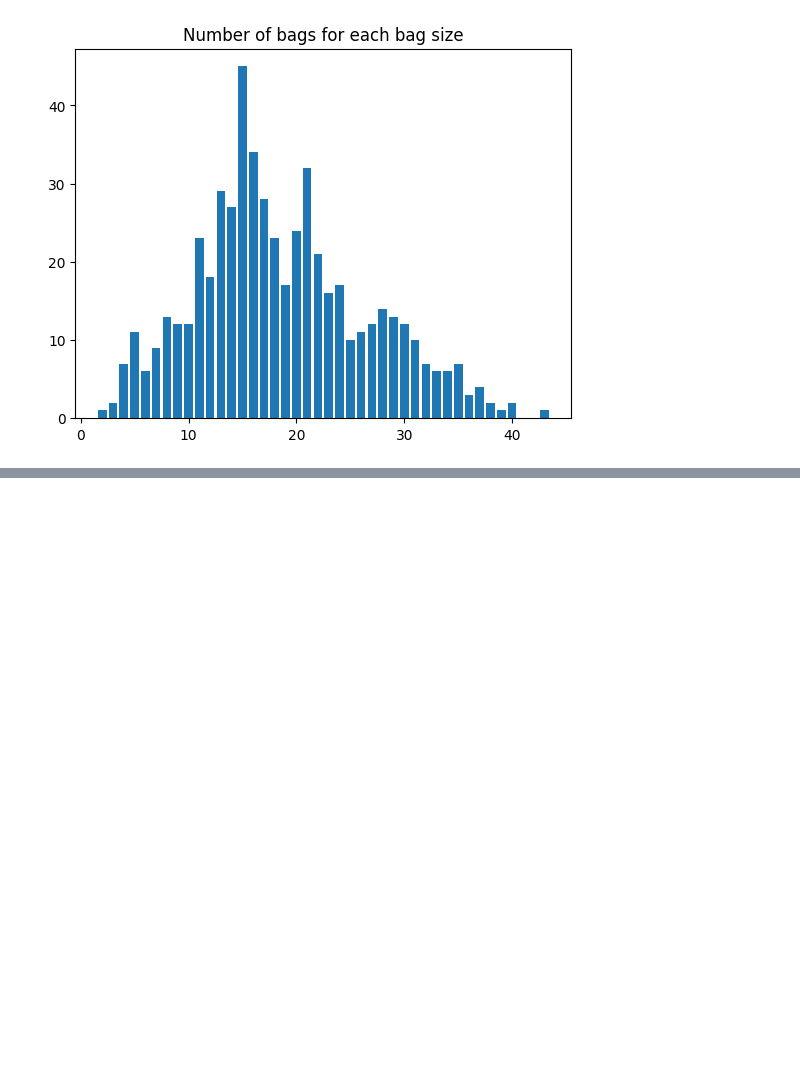
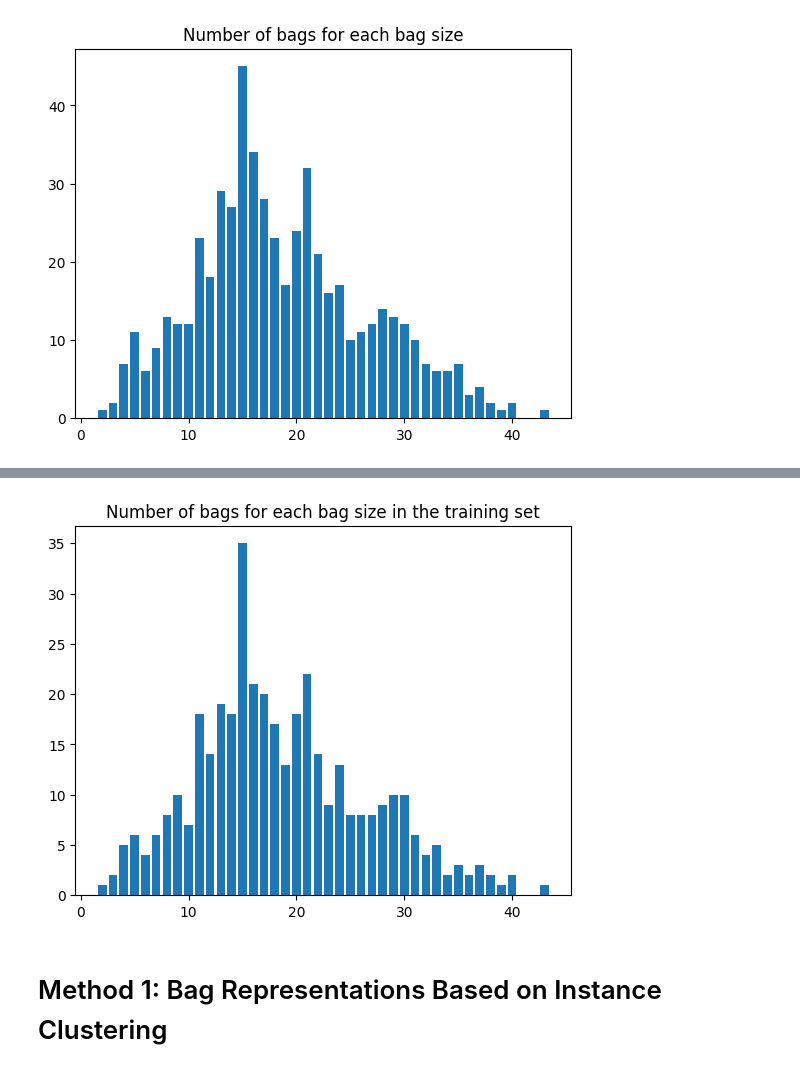
Before and after one commit to GeorgeM2000/Classification-of-Bird-Recordings, a Jupyter notebook: Brown_Creeper_Dataset___Multi_Instance_Learning.ipynb, the cells around one changed output, grey strips where cells are left out. Saved outputs shown, nothing was run; the diff lists cells and outputs as text; code cells hidden in the pictures; blank space fills up the shorter version.

Commit message:
Multi-Instance Learning with Bag Representations

```diff
--- a/Brown_Creeper_Dataset___Multi_Instance_Learning.ipynb
+++ b/Brown_Creeper_Dataset___Multi_Instance_Learning.ipynb
@@ -23,9 +44,10 @@ df = pd.read_csv("birds_brown_creeper.csv", header=None, on_bad_lines='skip')
 df=df.rename(columns={0:'label',1:'bag'})
 df=df.rename(columns=dict(zip(range(2,40),range(0,38))))
 
-print(f"Examples per label:\n{df['label'].value_counts()}")
-print()
-print(f"Unique bags: {df['bag'].nunique()}")
+n_examples = df['label'].value_counts()
+n_bags = df['bag'].nunique()
+
+print(f"Examples per label:\n{n_examples}\n\nUnique bags: {n_bags}")
 # %% [output]
 Examples per label:
 label
@@ -69,0 +94,23 @@ plt.show()
+# %%
+random.seed(64)
+
+test_size = 0.3
+n_test_bags = int(n_bags*test_size)
+
+test_bags = random.sample(list(df['bag'].unique()),n_test_bags)
+
+test_df = df.loc[df["bag"].isin(test_bags)].copy()
+
+train_df = df.loc[~df["bag"].isin(test_bags)].copy()
+# %%
+train_bags = train_df.groupby(by=['bag'])
+train_bagsizes = train_bags.size().value_counts().sort_index()
+
+train_examples = train_df['label'].value_counts()
+train_bags = train_df['bag'].nunique()
+
+print("Training Set Bags\n")
+
+print(f"Examples per label:\n{train_examples}\n\nUnique bags: {train_bags}\n")
+print("Bag Sizes")
+print(f"Smallest bag size: {train_bagsizes.index.min()}\n Largest bag size: {train_bagsizes.index.max()}")
@@ -69,0 +131,8 @@ plt.show()
+# %%
+plt.bar(train_bagsizes.index,train_bagsizes)
+plt.title("Number of bags for each bag size in the training set")
+plt.show()
+# %% [output]
+[figure, added]
+# %% [markdown]
+# Method 1: Bag Representations Based on Instance Clustering
```
Also changed, not shown: parts of 12 cells of this notebook.
